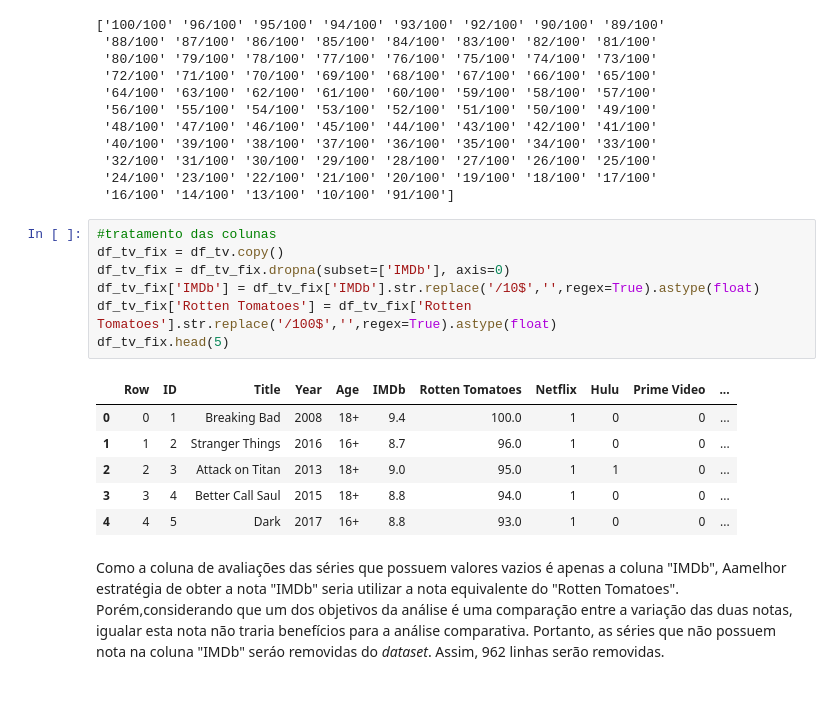
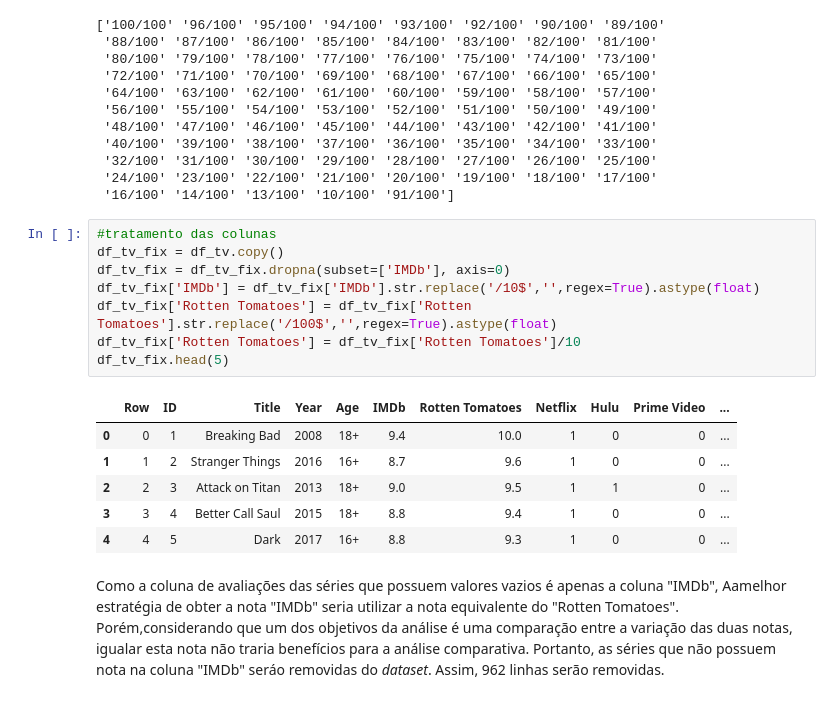
Before and after one commit to bzimons/mvp_puc_1, a Jupyter notebook: mvp1_teste.ipynb, the cells around one changed output. Drawn from its saved outputs; the diff is of its cells as text.

```diff
--- a/mvp1_teste.ipynb
+++ b/mvp1_teste.ipynb
@@ -104,17 +108,18 @@ print(unique_tomatoes)
 # %%
 #tratamento das colunas
 df_tv_fix = df_tv.copy()
 df_tv_fix = df_tv_fix.dropna(subset=['IMDb'], axis=0)
 df_tv_fix['IMDb'] = df_tv_fix['IMDb'].str.replace('/10$','',regex=True).astype(float)
 df_tv_fix['Rotten Tomatoes'] = df_tv_fix['Rotten Tomatoes'].str.replace('/100$','',regex=True).astype(float)
+df_tv_fix['Rotten Tomatoes'] = df_tv_fix['Rotten Tomatoes']/10
 df_tv_fix.head(5)
 # %% [output]
 |  | Row | ID | Title | Year | Age | IMDb | Rotten Tomatoes | Netflix | Hulu | Prime Video | ... |
-| 0 | 0 | 1 | Breaking Bad | 2008 | 18+ | 9.4 | 100.0 | 1 | 0 | 0 | ... |
-| 1 | 1 | 2 | Stranger Things | 2016 | 16+ | 8.7 | 96.0 | 1 | 0 | 0 | ... |
-| 2 | 2 | 3 | Attack on Titan | 2013 | 18+ | 9.0 | 95.0 | 1 | 1 | 0 | ... |
-| 3 | 3 | 4 | Better Call Saul | 2015 | 18+ | 8.8 | 94.0 | 1 | 0 | 0 | ... |
-| 4 | 4 | 5 | Dark | 2017 | 16+ | 8.8 | 93.0 | 1 | 0 | 0 | ... |
+| 0 | 0 | 1 | Breaking Bad | 2008 | 18+ | 9.4 | 10.0 | 1 | 0 | 0 | ... |
+| 1 | 1 | 2 | Stranger Things | 2016 | 16+ | 8.7 | 9.6 | 1 | 0 | 0 | ... |
+| 2 | 2 | 3 | Attack on Titan | 2013 | 18+ | 9.0 | 9.5 | 1 | 1 | 0 | ... |
+| 3 | 3 | 4 | Better Call Saul | 2015 | 18+ | 8.8 | 9.4 | 1 | 0 | 0 | ... |
+| 4 | 4 | 5 | Dark | 2017 | 16+ | 8.8 | 9.3 | 1 | 0 | 0 | ... |
 # %% [markdown]
 Como a coluna de avaliações das séries que possuem valores vazios é apenas a coluna "IMDb", Aamelhor estratégia de obter a nota "IMDb" seria utilizar a nota equivalente do "Rotten Tomatoes". Porém,considerando que um dos objetivos da análise é uma comparação entre a variação das duas notas, igualar esta nota não traria benefícios para a análise comparativa. Portanto, as séries que não possuem nota na coluna "IMDb" seráo removidas do *dataset*. Assim, 962 linhas serão removidas.
 # %%
```
Also changed, not shown: parts of 7 cells of this notebook.
